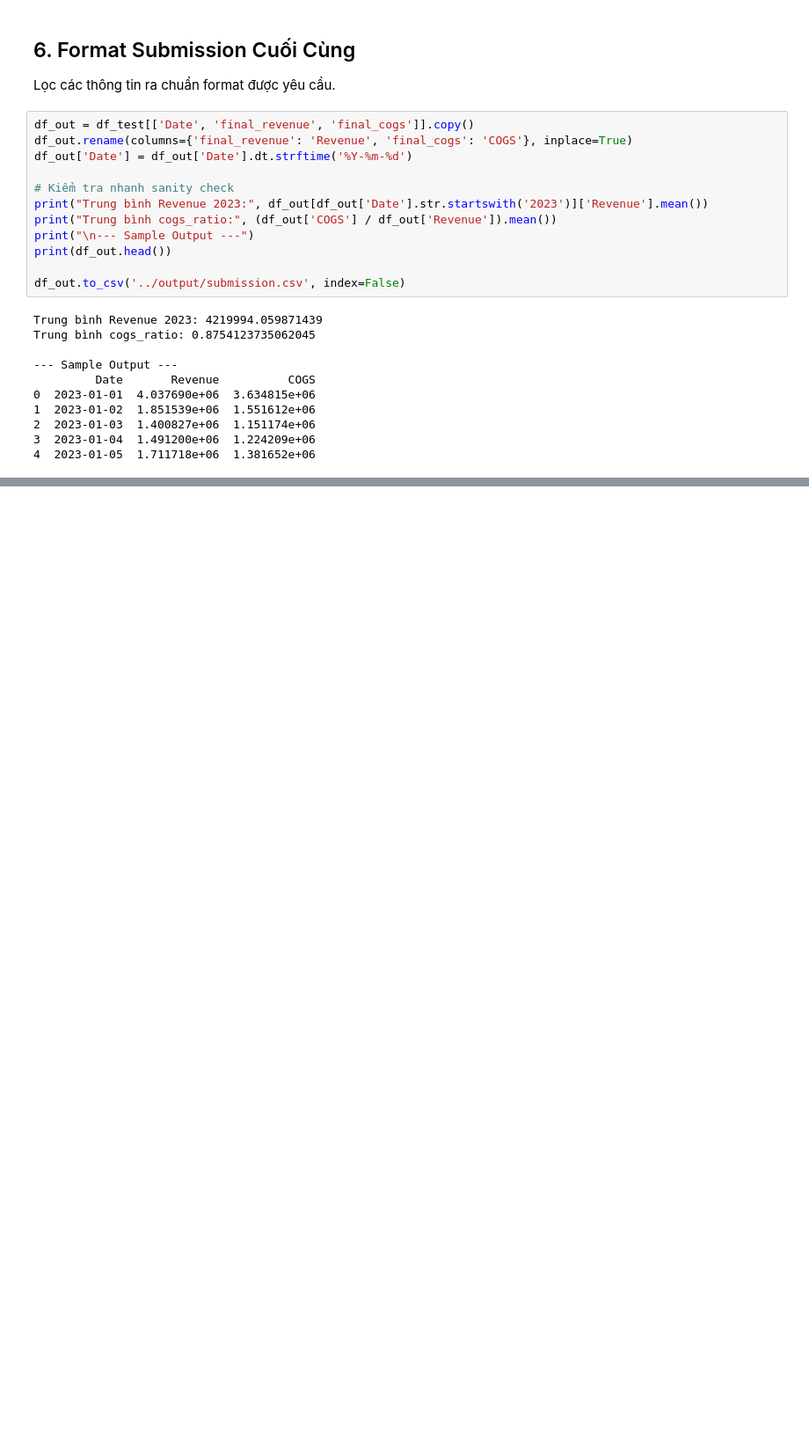
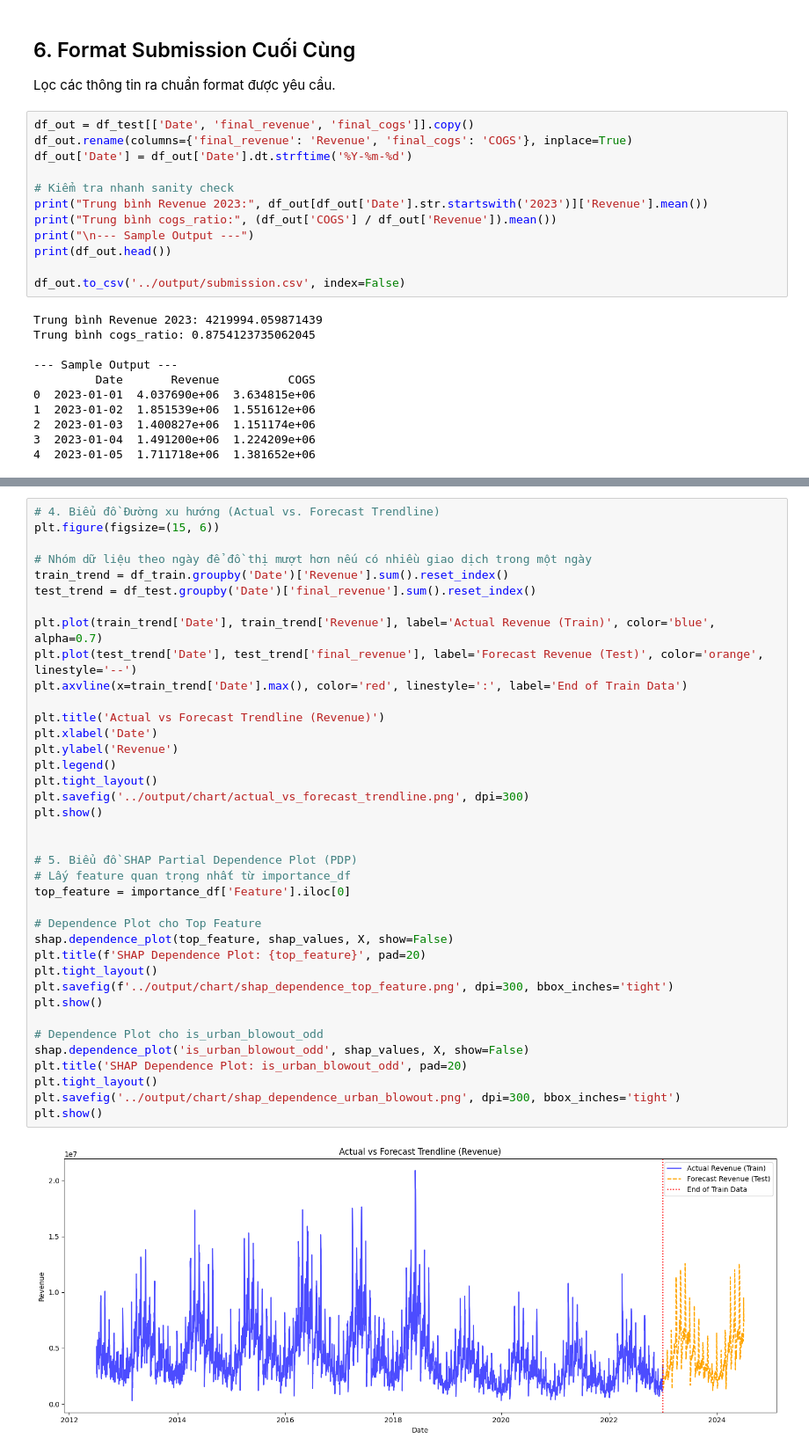
Before and after one commit to ngqtrung2217/datathon-2026, a Jupyter notebook: src/part3.ipynb, the cells around one changed output, grey strips where cells are left out. Shown at 88% size. Drawn from its saved outputs; the diff is of its cells as text; blank space fills up the shorter version.

```diff
--- a/src/part3.ipynb
+++ b/src/part3.ipynb
@@ -132,0 +184,40 @@ Trung bình cogs_ratio: 0.8754123735062045
+# %%
+# 4. Biểu đồ Đường xu hướng (Actual vs. Forecast Trendline)
+plt.figure(figsize=(15, 6))
+
+# Nhóm dữ liệu theo ngày để đồ thị mượt hơn nếu có nhiều giao dịch trong một ngày
+train_trend = df_train.groupby('Date')['Revenue'].sum().reset_index()
+test_trend = df_test.groupby('Date')['final_revenue'].sum().reset_index()
+
+plt.plot(train_trend['Date'], train_trend['Revenue'], label='Actual Revenue (Train)', color='blue', alpha=0.7)
+plt.plot(test_trend['Date'], test_trend['final_revenue'], label='Forecast Revenue (Test)', color='orange', linestyle='--')
+plt.axvline(x=train_trend['Date'].max(), color='red', linestyle=':', label='End of Train Data')
+
+plt.title('Actual vs Forecast Trendline (Revenue)')
+plt.xlabel('Date')
+plt.ylabel('Revenue')
+plt.legend()
+plt.tight_layout()
+plt.savefig('../output/chart/actual_vs_forecast_trendline.png', dpi=300)
+plt.show()
+
+
+# 5. Biểu đồ SHAP Partial Dependence Plot (PDP)
+# Lấy feature quan trọng nhất từ importance_df
+top_feature = importance_df['Feature'].iloc[0]
+
+# Dependence Plot cho Top Feature
+shap.dependence_plot(top_feature, shap_values, X, show=False)
+plt.title(f'SHAP Dependence Plot: {top_feature}', pad=20)
+plt.tight_layout()
+plt.savefig(f'../output/chart/shap_dependence_top_feature.png', dpi=300, bbox_inches='tight')
+plt.show()
+
+# Dependence Plot cho is_urban_blowout_odd
+shap.dependence_plot('is_urban_blowout_odd', shap_values, X, show=False)
+plt.title('SHAP Dependence Plot: is_urban_blowout_odd', pad=20)
+plt.tight_layout()
+plt.savefig('../output/chart/shap_dependence_urban_blowout.png', dpi=300, bbox_inches='tight')
+plt.show()
+# %% [output]
+[figure, added]
```
Also changed, not shown: parts of 3 cells of this notebook, 9 other files.
